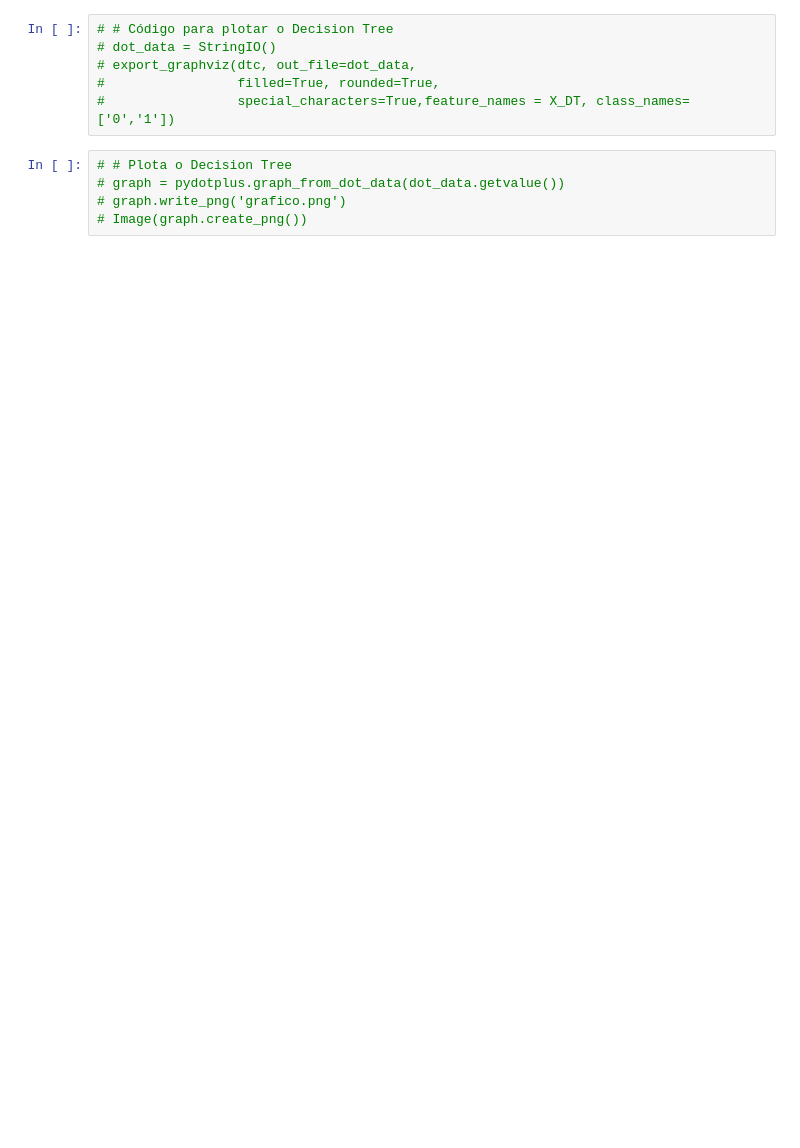
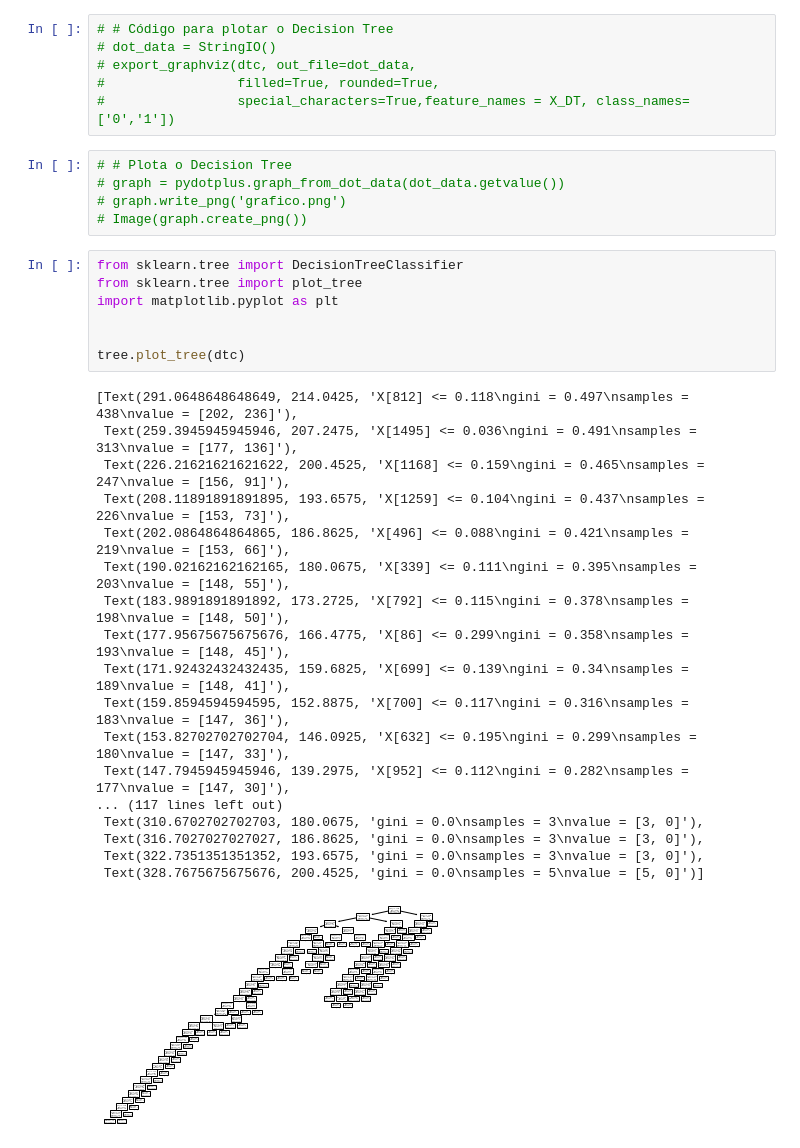
Before and after one commit to LaisNSilva/EmailMetricis, a Jupyter notebook: Decision_Tree.ipynb, the cells around one changed output. Drawn from its saved outputs; the diff is of its cells as text; blank space fills up the shorter version.

Commit message:
tentando decision tree

```diff
--- a/Decision_Tree.ipynb
+++ b/Decision_Tree.ipynb
@@ -108,3 +110,29 @@ Verdadeiro positivo: 73
 # graph = pydotplus.graph_from_dot_data(dot_data.getvalue())
 # graph.write_png('grafico.png')
 # Image(graph.create_png())
+# %%
+from sklearn.tree import DecisionTreeClassifier
+from sklearn.tree import plot_tree
+import matplotlib.pyplot as plt
+
+
+tree.plot_tree(dtc)
+# %% [output]
+[Text(291.0648648648649, 214.0425, 'X[812] <= 0.118\ngini = 0.497\nsamples = 438\nvalue = [202, 236]'),
+ Text(259.3945945945946, 207.2475, 'X[1495] <= 0.036\ngini = 0.491\nsamples = 313\nvalue = [177, 136]'),
+ Text(226.21621621621622, 200.4525, 'X[1168] <= 0.159\ngini = 0.465\nsamples = 247\nvalue = [156, 91]'),
+ Text(208.11891891891895, 193.6575, 'X[1259] <= 0.104\ngini = 0.437\nsamples = 226\nvalue = [153, 73]'),
+ Text(202.0864864864865, 186.8625, 'X[496] <= 0.088\ngini = 0.421\nsamples = 219\nvalue = [153, 66]'),
+ Text(190.02162162162165, 180.0675, 'X[339] <= 0.111\ngini = 0.395\nsamples = 203\nvalue = [148, 55]'),
+ Text(183.9891891891892, 173.2725, 'X[792] <= 0.115\ngini = 0.378\nsamples = 198\nvalue = [148, 50]'),
+ Text(177.95675675675676, 166.4775, 'X[86] <= 0.299\ngini = 0.358\nsamples = 193\nvalue = [148, 45]'),
+ Text(171.92432432432435, 159.6825, 'X[699] <= 0.139\ngini = 0.34\nsamples = 189\nvalue = [148, 41]'),
+ Text(159.8594594594595, 152.8875, 'X[700] <= 0.117\ngini = 0.316\nsamples = 183\nvalue = [147, 36]'),
+ Text(153.82702702702704, 146.0925, 'X[632] <= 0.195\ngini = 0.299\nsamples = 180\nvalue = [147, 33]'),
+ Text(147.7945945945946, 139.2975, 'X[952] <= 0.112\ngini = 0.282\nsamples = 177\nvalue = [147, 30]'),
+... (117 lines left out)
+ Text(310.6702702702703, 180.0675, 'gini = 0.0\nsamples = 3\nvalue = [3, 0]'),
+ Text(316.7027027027027, 186.8625, 'gini = 0.0\nsamples = 3\nvalue = [3, 0]'),
+ Text(322.7351351351352, 193.6575, 'gini = 0.0\nsamples = 3\nvalue = [3, 0]'),
+ Text(328.7675675675676, 200.4525, 'gini = 0.0\nsamples = 5\nvalue = [5, 0]')]
+[figure, added]
```
Also changed, not shown: parts of 7 cells of this notebook, 4 other files.
